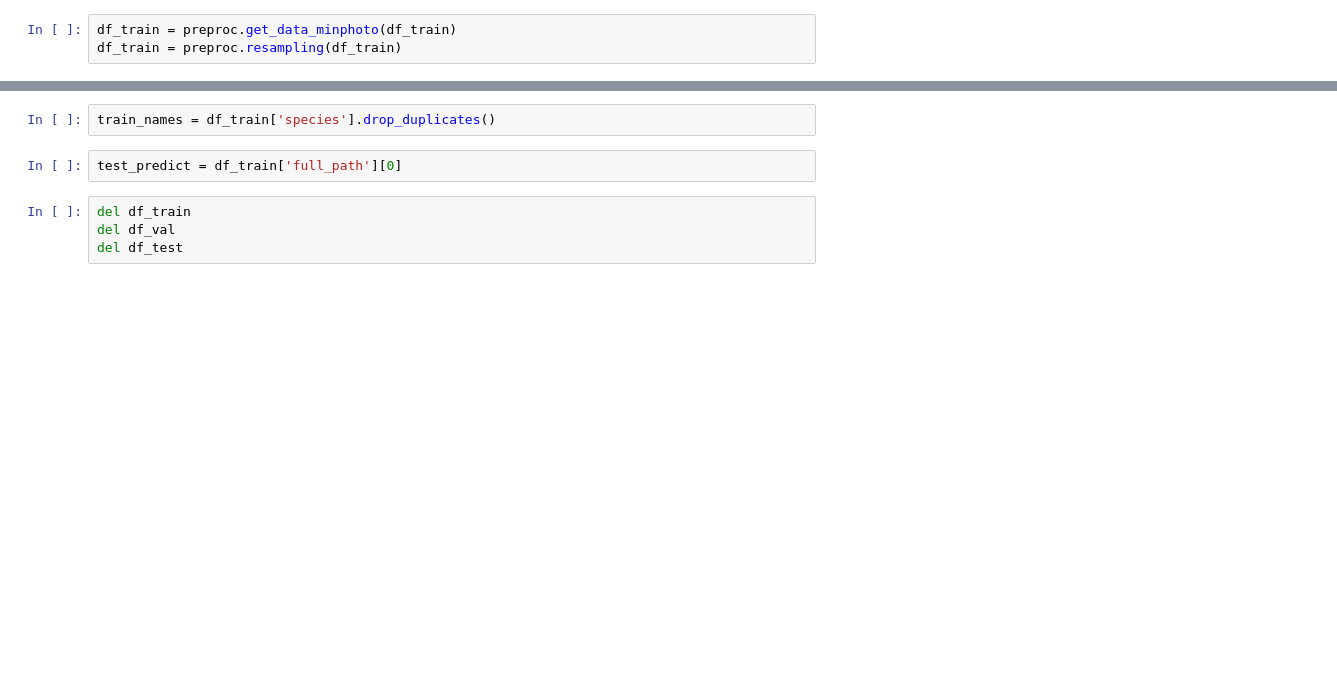
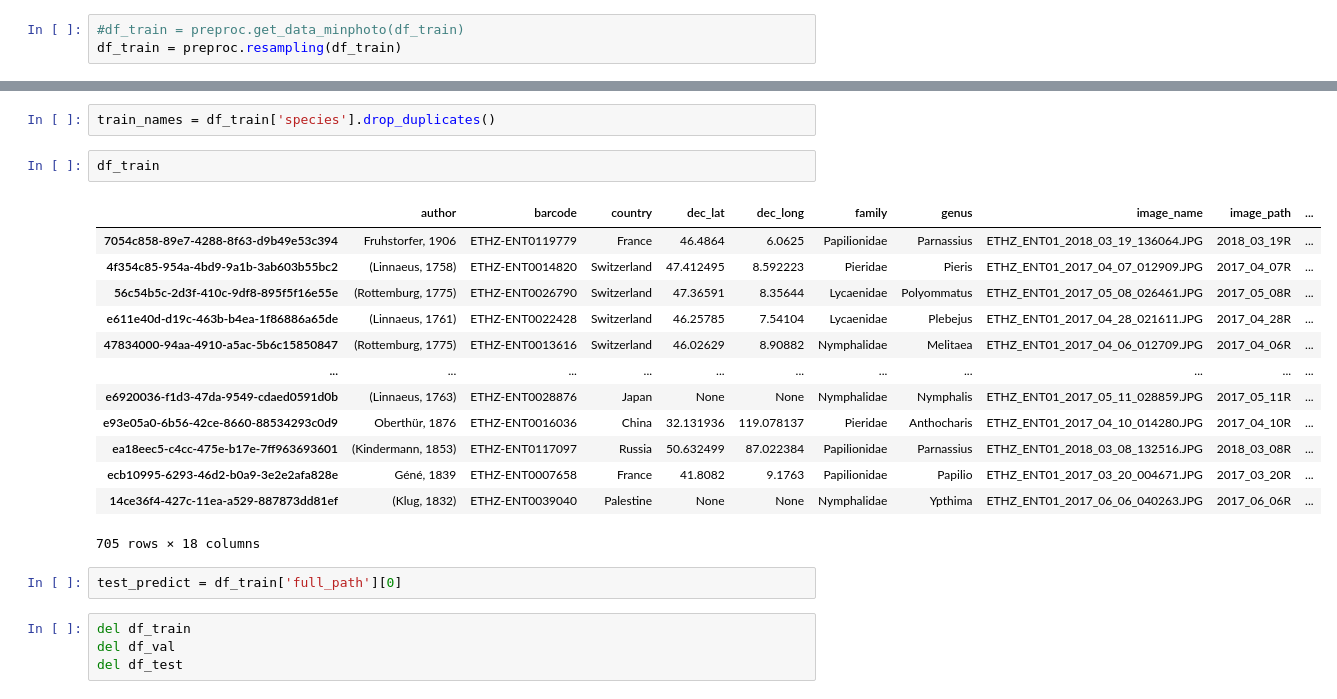
Before and after one commit to Em3line/Butterfly_identification, a Jupyter notebook: notebooks/Basic Notebook - Generator.ipynb, the cells around one changed output, grey strips where cells are left out. Drawn from its saved outputs; the diff is of its cells as text; blank space fills up the shorter version.

```diff
--- a/notebooks/Basic Notebook - Generator.ipynb
+++ b/notebooks/Basic Notebook - Generator.ipynb
@@ -65,7 +68,7 @@ PATH_TRAIN = '/home/zac/code/Em3line/Butterfly_identification/raw_data/IGM_label
 PATH_VAL = '/home/zac/code/Em3line/Butterfly_identification/raw_data/IGM_labels/Val/'
 PATH_TEST = '/home/zac/code/Em3line/Butterfly_identification/raw_data/IGM_labels/Test/'
 # %%
-df_train = preproc.get_data_minphoto(df_train)
+#df_train = preproc.get_data_minphoto(df_train)
 df_train = preproc.resampling(df_train)
 # %%
 df_val = preproc.filter_val_test(df_train, df_val)
@@ -80,8 +83,24 @@ black_list_val = list(PATH_VAL + df_val['full_path'])
 black_list_test = list(PATH_TEST + df_test['full_path'])
 # %%
 train_names = df_train['species'].drop_duplicates()
-# %%
-test_predict = df_train['full_path'][0]
+# %%
+df_train
+# %% [output]
+|  | author | barcode | country | dec_lat | dec_long | family | genus | image_name | image_path | ... |
+| 7054c858-89e7-4288-8f63-d9b49e53c394 | Fruhstorfer, 1906 | ETHZ-ENT0119779 | France | 46.4864 | 6.0625 | Papilionidae | Parnassius | ETHZ_ENT01_2018_03_19_136064.JPG | 2018_03_19R | ... |
+| 4f354c85-954a-4bd9-9a1b-3ab603b55bc2 | (Linnaeus, 1758) | ETHZ-ENT0014820 | Switzerland | 47.412495 | 8.592223 | Pieridae | Pieris | ETHZ_ENT01_2017_04_07_012909.JPG | 2017_04_07R | ... |
+| 56c54b5c-2d3f-410c-9df8-895f5f16e55e | (Rottemburg, 1775) | ETHZ-ENT0026790 | Switzerland | 47.36591 | 8.35644 | Lycaenidae | Polyommatus | ETHZ_ENT01_2017_05_08_026461.JPG | 2017_05_08R | ... |
+| e611e40d-d19c-463b-b4ea-1f86886a65de | (Linnaeus, 1761) | ETHZ-ENT0022428 | Switzerland | 46.25785 | 7.54104 | Lycaenidae | Plebejus | ETHZ_ENT01_2017_04_28_021611.JPG | 2017_04_28R | ... |
+| 47834000-94aa-4910-a5ac-5b6c15850847 | (Rottemburg, 1775) | ETHZ-ENT0013616 | Switzerland | 46.02629 | 8.90882 | Nymphalidae | Melitaea | ETHZ_ENT01_2017_04_06_012709.JPG | 2017_04_06R | ... |
+| ... | ... | ... | ... | ... | ... | ... | ... | ... | ... | ... |
+| e6920036-f1d3-47da-9549-cdaed0591d0b | (Linnaeus, 1763) | ETHZ-ENT0028876 | Japan | None | None | Nymphalidae | Nymphalis | ETHZ_ENT01_2017_05_11_028859.JPG | 2017_05_11R | ... |
+| e93e05a0-6b56-42ce-8660-88534293c0d9 | Oberthür, 1876 | ETHZ-ENT0016036 | China | 32.131936 | 119.078137 | Pieridae | Anthocharis | ETHZ_ENT01_2017_04_10_014280.JPG | 2017_04_10R | ... |
+| ea18eec5-c4cc-475e-b17e-7ff963693601 | (Kindermann, 1853) | ETHZ-ENT0117097 | Russia | 50.632499 | 87.022384 | Papilionidae | Parnassius | ETHZ_ENT01_2018_03_08_132516.JPG | 2018_03_08R | ... |
+| ecb10995-6293-46d2-b0a9-3e2e2afa828e | Géné, 1839 | ETHZ-ENT0007658 | France | 41.8082 | 9.1763 | Papilionidae | Papilio | ETHZ_ENT01_2017_03_20_004671.JPG | 2017_03_20R | ... |
+| 14ce36f4-427c-11ea-a529-887873dd81ef | (Klug, 1832) | ETHZ-ENT0039040 | Palestine | None | None | Nymphalidae | Ypthima | ETHZ_ENT01_2017_06_06_040263.JPG | 2017_06_06R | ... |
+705 rows × 18 columns
+# %%
+test_predict = df_train['full_path'][0]
 # %%
 del df_train
 del df_val
```
Also changed, not shown: parts of 16 cells of this notebook.
